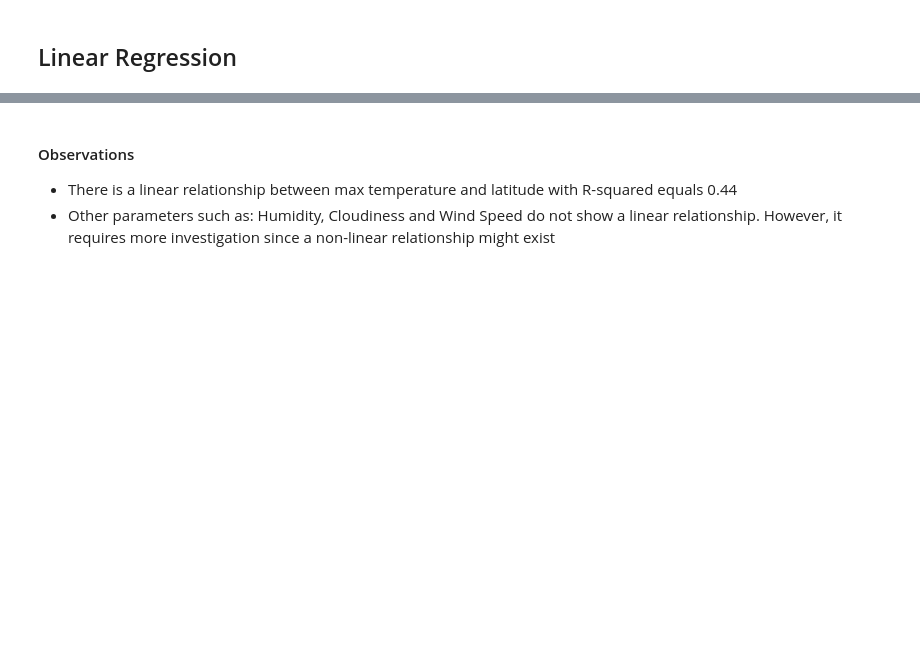
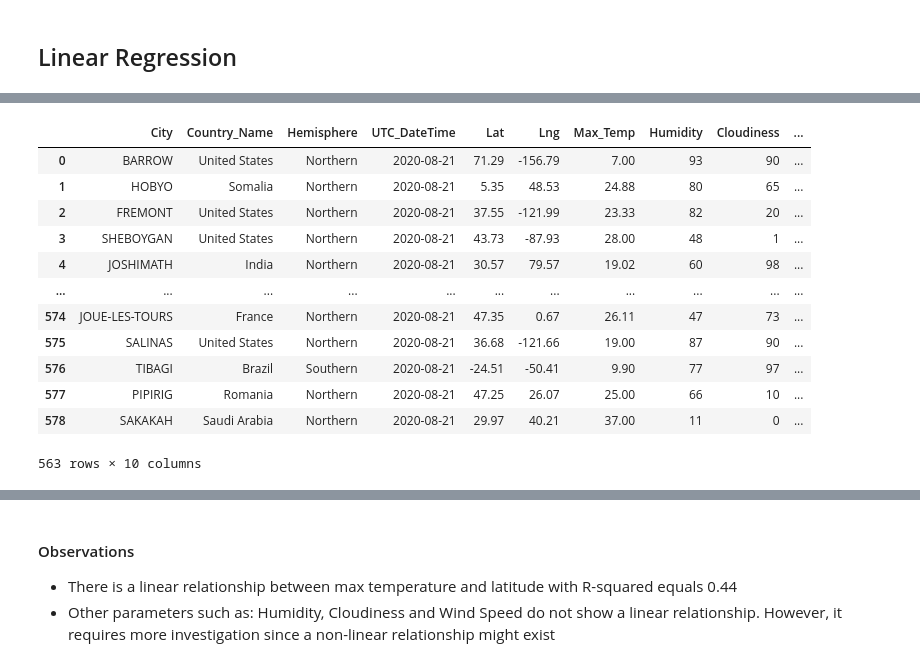
Before and after one commit to OlegRyzhkov2020/API-challenge, a Jupyter notebook: WeatherPy/WeatherPy.ipynb, the cells around one changed output, grey strips where cells are left out. Drawn from its saved outputs; the diff is of its cells as text; code cells hidden in the pictures; blank space fills up the shorter version.

```diff
--- a/WeatherPy/WeatherPy.ipynb
+++ b/WeatherPy/WeatherPy.ipynb
@@ -304,3 +305,22 @@ clean_city_data.head()
+# %%
+output_data = clean_city_data.filter(['City', 'Country_Name', 'Hemisphere', 'UTC_DateTime', 'Lat', 'Lng',
+                                      'Max_Temp', 'Humidity', 'Cloudiness', 'Wind_Speed'])
+output_data['UTC_DateTime']=output_data['UTC_DateTime'].dt.date
+output_data
+# %% [output]
+|  | City | Country_Name | Hemisphere | UTC_DateTime | Lat | Lng | Max_Temp | Humidity | Cloudiness | ... |
+| 0 | BARROW | United States | Northern | 2020-08-21 | 71.29 | -156.79 | 7.00 | 93 | 90 | ... |
+| 1 | HOBYO | Somalia | Northern | 2020-08-21 | 5.35 | 48.53 | 24.88 | 80 | 65 | ... |
+| 2 | FREMONT | United States | Northern | 2020-08-21 | 37.55 | -121.99 | 23.33 | 82 | 20 | ... |
+| 3 | SHEBOYGAN | United States | Northern | 2020-08-21 | 43.73 | -87.93 | 28.00 | 48 | 1 | ... |
+| 4 | JOSHIMATH | India | Northern | 2020-08-21 | 30.57 | 79.57 | 19.02 | 60 | 98 | ... |
+| ... | ... | ... | ... | ... | ... | ... | ... | ... | ... | ... |
+| 574 | JOUE-LES-TOURS | France | Northern | 2020-08-21 | 47.35 | 0.67 | 26.11 | 47 | 73 | ... |
+| 575 | SALINAS | United States | Northern | 2020-08-21 | 36.68 | -121.66 | 19.00 | 87 | 90 | ... |
+| 576 | TIBAGI | Brazil | Southern | 2020-08-21 | -24.51 | -50.41 | 9.90 | 77 | 97 | ... |
+| 577 | PIPIRIG | Romania | Northern | 2020-08-21 | 47.25 | 26.07 | 25.00 | 66 | 10 | ... |
+| 578 | SAKAKAH | Saudi Arabia | Northern | 2020-08-21 | 29.97 | 40.21 | 37.00 | 11 | 0 | ... |
+563 rows × 10 columns
 # %%
 # Export the City_Data into a csv
 clean_city_data.to_csv(output_data_file, index=False)
```
Also changed, not shown: parts of 17 cells of this notebook, 15 other files.
